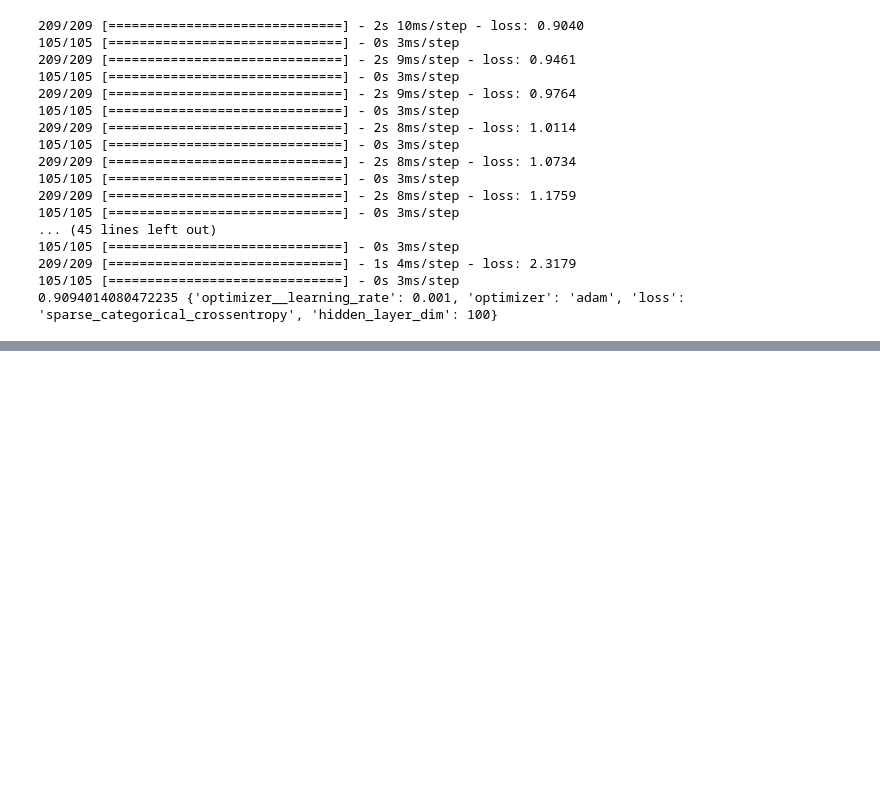
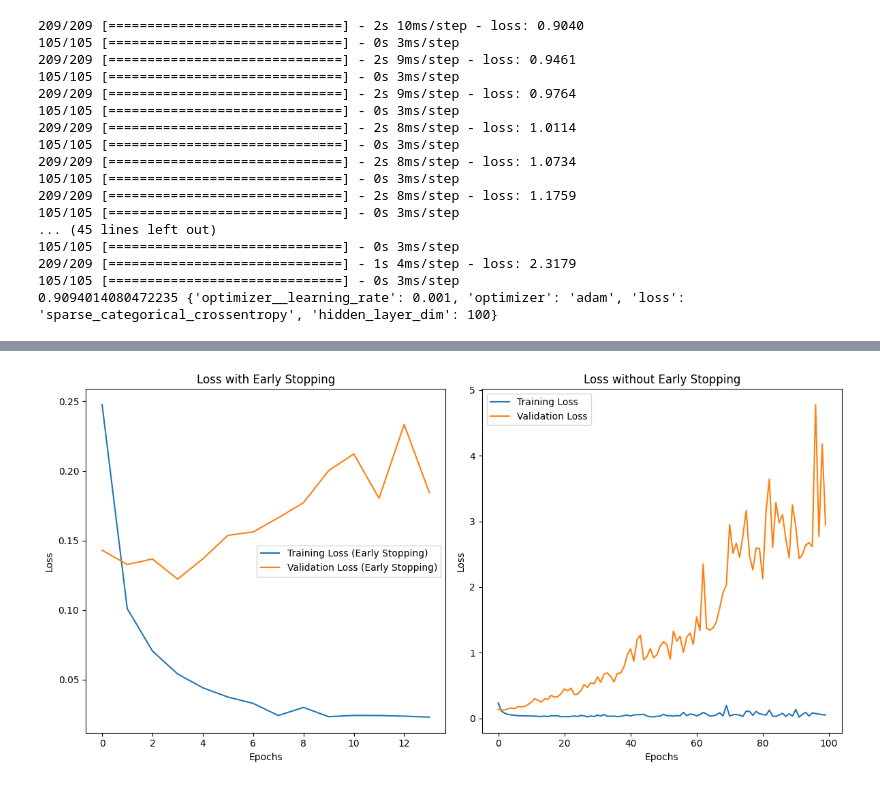
Before and after one commit to egorgrinevich/TMS_projects, a Jupyter notebook: Optimization.ipynb, the cells around one changed output, grey strips where cells are left out. Cells and saved outputs as stored; diff of their text form; code cells hidden in the pictures; blank space fills up the shorter version.

```diff
--- a/Optimization.ipynb
+++ b/Optimization.ipynb
@@ -300,0 +450,81 @@ ModuleNotFoundError: No module named 'bayes_opt'
+# %%
+import numpy as np
+import matplotlib.pyplot as plt
+import tensorflow as tf
+from sklearn.datasets import make_classification
+from sklearn.model_selection import train_test_split
+from sklearn.preprocessing import StandardScaler
+from tensorflow.keras.callbacks import EarlyStopping
+
+# # Стандартизация данных
+# scaler = StandardScaler()
+# X_train = scaler.fit_transform(X_train)
+# X_test = scaler.transform(X_test)
+
+
+# Создание нейронной сети
+def create_model():
+    model = tf.keras.Sequential()
+    model.add(keras.layers.Dense(100, input_shape=x_train.shape[1:]))
+    model.add(keras.layers.Activation("relu"))
+    model.add(keras.layers.Dense(100))
+    model.add(keras.layers.Activation("relu"))
+    model.add(keras.layers.Dense(100))
+    model.add(keras.layers.Activation("softmax"))
+    model.compile(optimizer="adam", loss=losses.SparseCategoricalCrossentropy(), metrics=["accuracy"])
+    return model
+
+
+# Создание callbacks для ранней остановки
+early_stopping = EarlyStopping(
+    monitor="val_loss", patience=10, restore_best_weights=True
+)
+
+# Создание двух одинаковых нейронных сетей с ранней остановкой
+model1 = create_model()
+history1 = model1.fit(
+    x_train,
+    y_train,
+    validation_data=(x_test, y_test),
+    epochs=100,
+    batch_size=32,
+    verbose=0,
+    callbacks=[early_stopping],
+)
+
+model2 = create_model()
+history2 = model2.fit(
+    x_train,
+    y_train,
+    validation_data=(x_test, y_test),
+    epochs=100,
+    batch_size=16,
+    verbose=0,
+)
+
+test_loss, test_acc = model1.evaluate(x_test, y_test)
+print(f"Accuracy on the test set with stopping: {test_acc * 100:.2f}%")
+test_loss, test_acc = model2.evaluate(x_test, y_test)
+print(f"Accuracy on the test set without stopping: {test_acc * 100:.2f}%")
+
+# Визуализация графиков лосса с ранней остановкой и без
+plt.figure(figsize=(12, 6))
+plt.subplot(1, 2, 1)
+plt.plot(history1.history["loss"], label="Training Loss (Early Stopping)")
+plt.plot(history1.history["val_loss"], label="Validation Loss (Early Stopping)")
+plt.title("Loss with Early Stopping")
+plt.xlabel("Epochs")
+plt.ylabel("Loss")
+plt.legend()
+
+plt.subplot(1, 2, 2)
+plt.plot(history2.history["loss"], label="Training Loss")
+plt.plot(history2.history["val_loss"], label="Validation Loss")
+plt.title("Loss without Early Stopping")
+plt.xlabel("Epochs")
+plt.ylabel("Loss")
+plt.legend()
+
+plt.tight_layout()
+plt.show()
+# %% [output]
@@ -300,0 +535 @@ ModuleNotFoundError: No module named 'bayes_opt'
+[figure, added]
```
Also changed, not shown: parts of 17 cells of this notebook.
